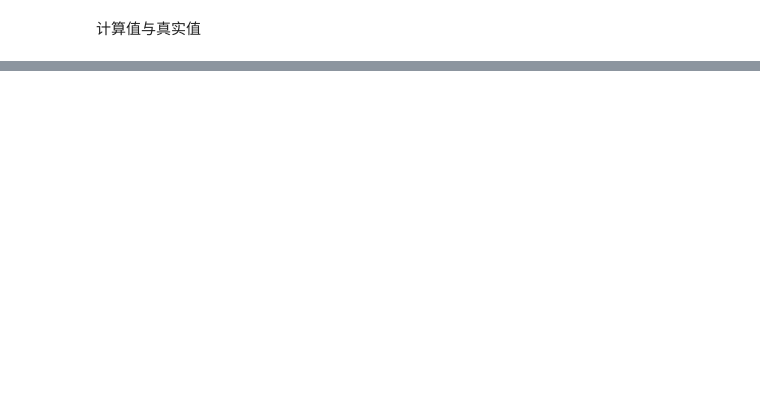
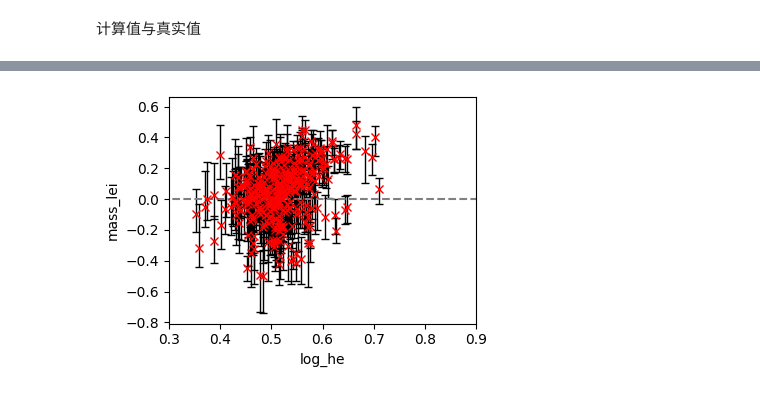
Before and after one commit to Asfmq/blog, a Jupyter notebook: MESA/plot_result.ipynb, the cells around one changed output, grey strips where cells are left out. Drawn from its saved outputs; the diff is of its cells as text; code cells hidden in the pictures; blank space fills up the shorter version.

```diff
--- a/MESA/plot_result.ipynb
+++ b/MESA/plot_result.ipynb
@@ -69,0 +246,21 @@ plot_scatter_and_line(radius, radius_lei, radius_low, radius_up, 'radius', 'radi
+# %%
+def plot_scatter_and_line(x, y1, y2, y2_low, y2_up, xlabel, ylabel):
+    plt.figure(dpi=100, figsize=(4, 3))
+    plt.errorbar(x, y1 - y2, yerr=[y1-y2_low, y2_up-y1], fmt='x', color='r', ecolor='black', elinewidth=1, capsize=3)
+    # plt.scatter(x,y)
+    plt.xlabel(xlabel)
+    plt.ylabel(ylabel)
+    line_x = np.linspace(min(log_he), max(log_he), 100)
+    plt.plot(line_x, 0*line_x, color = 'gray', linestyle = '--')
+    plt.tight_layout()
+    plt.xlim(0.3, 0.9)
+    # plt.show()
+
+log_he = data_result_lei['log_he']
+
+plot_scatter_and_line(mass, mass, mass_lei, mass_low, mass_up, 'log_he', 'mass_lei')
+# plot_scatter_and_line(log_he, log_L, log_L_true, log_L_low, log_L_up, 'log_he', 'log_L_lei')
+# plot_scatter_and_line(log_he, radius, radius_true, radius_low, radius_up, 'log_he', 'radius_lei')
+# plot_scatter_and_line(age, age_true, age_low, age_up, 'age', 'age_lei', 'Scatter plot of age vs age_lei', [7.2, 9.2])
+# %% [output]
+[figure, added]
```
Also changed, not shown: parts of 32 cells of this notebook, 34 other files.
